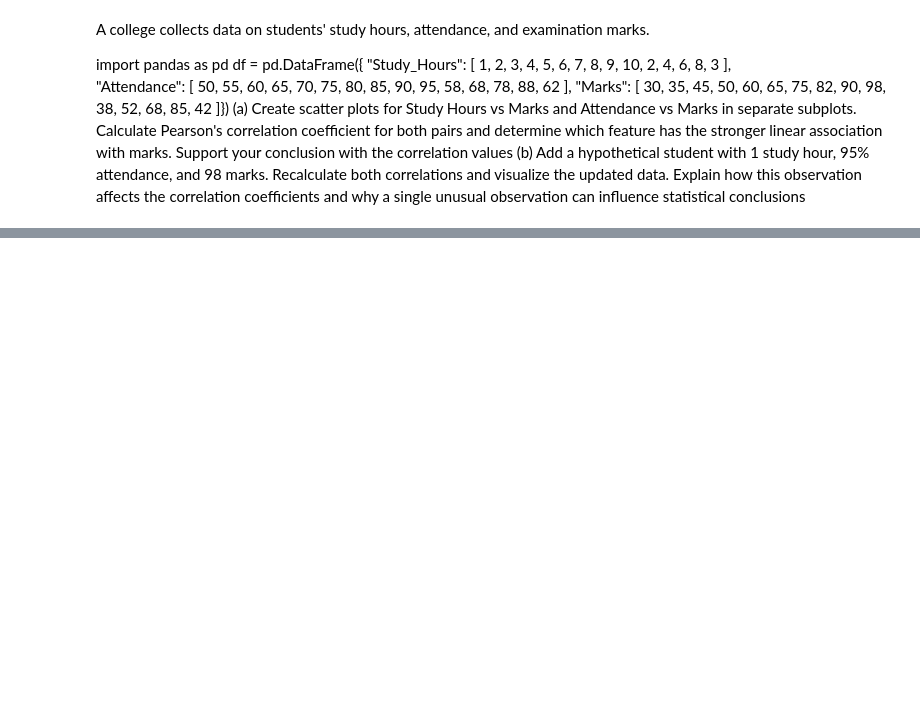
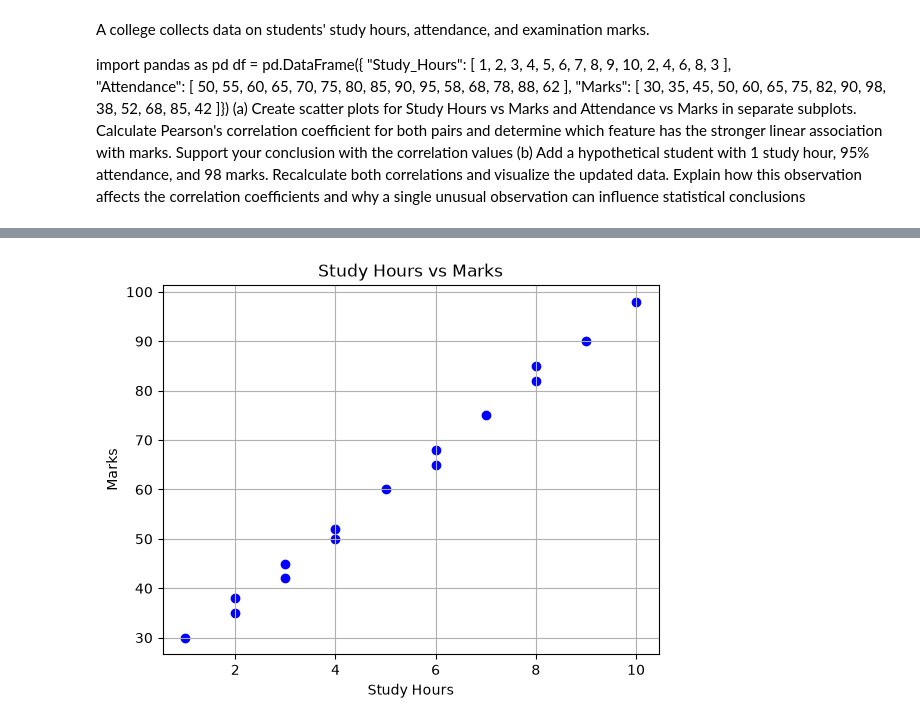
Before and after one commit to kamni0506-source/machine_learning, a Jupyter notebook: Assigment machine learning/assigment_3.ipynb, the cells around one changed output, grey strips where cells are left out. Cells and saved outputs as stored; diff of their text form; code cells hidden in the pictures; blank space fills up the shorter version.

```diff
--- a/Assigment machine learning/assigment_3.ipynb
+++ b/Assigment machine learning/assigment_3.ipynb
@@ -17,7 +74,8 @@ plt.figure(figsize=(12, 5))
 # %%
-plt.subplot(1, 2, 1)
-plt.scatter(df['Study_Hours'], df['Marks'], color='blue')
-plt.xlabel('Study Hours')
-plt.ylabel('Marks')
-plt.title('Study Hours vs Marks)
+plt.scatter(df["Study_Hours"], df["Marks"], color="blue")
+plt.xlabel("Study Hours")
+plt.ylabel("Marks")
+plt.title("Study Hours vs Marks")
 plt.grid(True)
+# %% [output]
+[figure, added]
```
Also changed, not shown: parts of 22 cells of this notebook, 3 other files.
